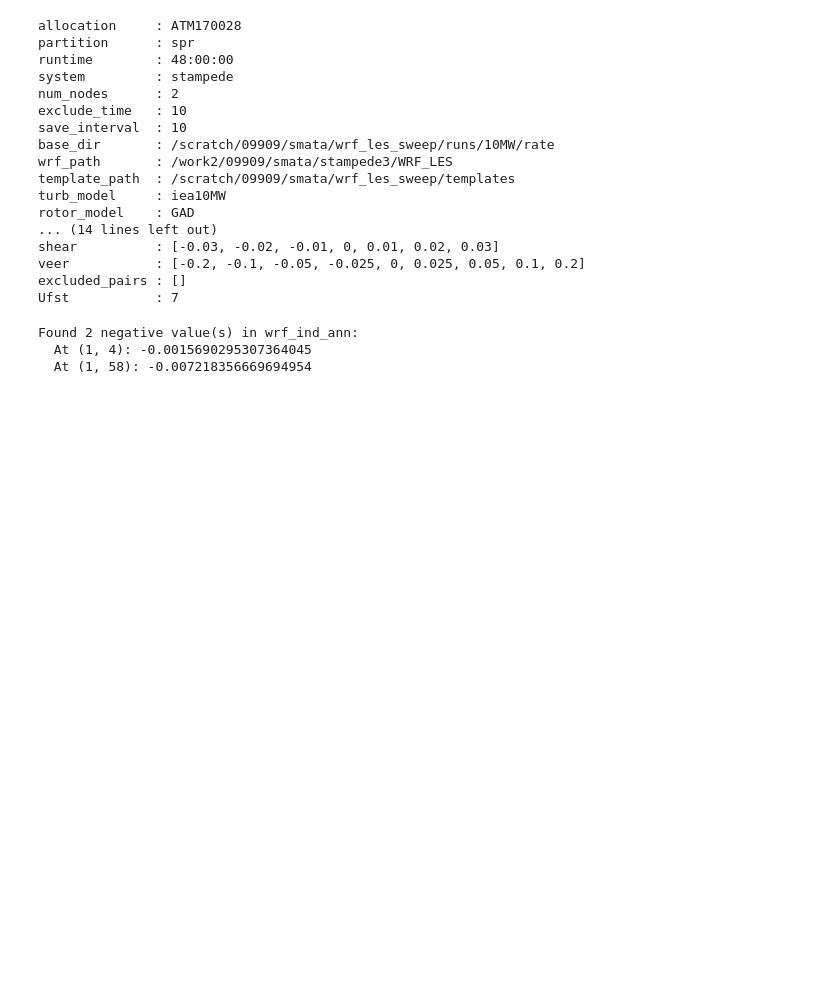
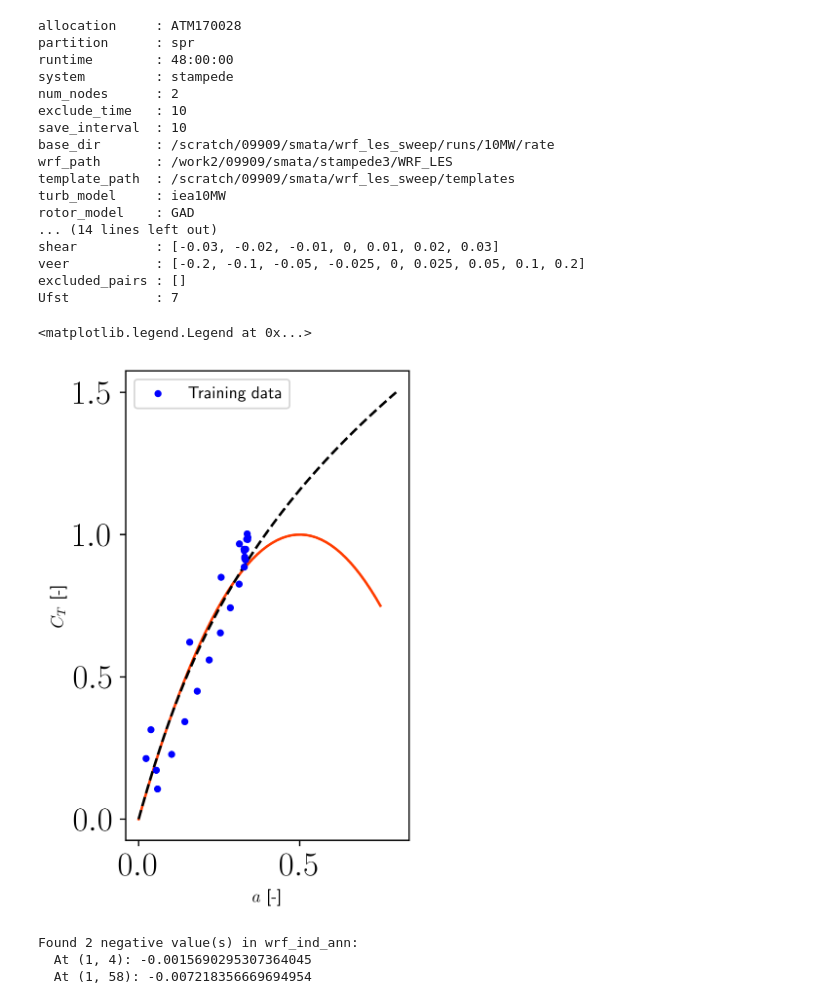
Before and after one commit to StormMata/induction_modeling, a Jupyter notebook: gaussian_process/10MW/gen_ref_data_10MW.ipynb, the cells around one changed output. Cells and saved outputs as stored; diff of their text form; code cells hidden in the pictures; blank space fills up the shorter version.

```diff
--- a/gaussian_process/10MW/gen_ref_data_10MW.ipynb
+++ b/gaussian_process/10MW/gen_ref_data_10MW.ipynb
@@ -407,3 +407,32 @@ np.savez(process_path + "rotor_dims_10MW.npz", Nsct=Nsct, Nelm=Nelm, rOverR=r, R
+# %%
+
+index = 31
+
+a_mom = np.linspace(0,0.75,50)
+ct_mom = 4 * a_mom * (1 - a_mom)
+
+ct_mad = np.linspace(0,1.5,75)
+k1 = 0.2460
+k2 = 0.0586
+k3 = 0.0883
+a_mad = k3 * ct_mad**3 + k2 * ct_mad**2 + k1 * ct_mad
+
+fig, ax = plt.subplots(figsize=(3, 5))
+
+ax.plot(a_mom,ct_mom,'#ff3c00',zorder=1)
+ax.plot(a_mad,ct_mad,'k--',zorder=1)
+ax.scatter(wrf_ind_ann[:,index],wrf_cot_ann[:,index],10,color='b',label='Training data')
+
+# ax.set_xlim([0.21,0.28])
+# ax.set_ylim([0.65,0.725])
+
+ax.set_ylabel('$C_T$ [-]')
+ax.set_xlabel('$a$ [-]')
+
+ax.legend()
+# %% [output]
+<matplotlib.legend.Legend at 0x...>
+[figure, added]
 # %%
 # Get indices where values are negative
 neg_coords = np.argwhere(wrf_ind_ann < 0)
```
Also changed, not shown: parts of 2 cells of this notebook, 15 other files.
